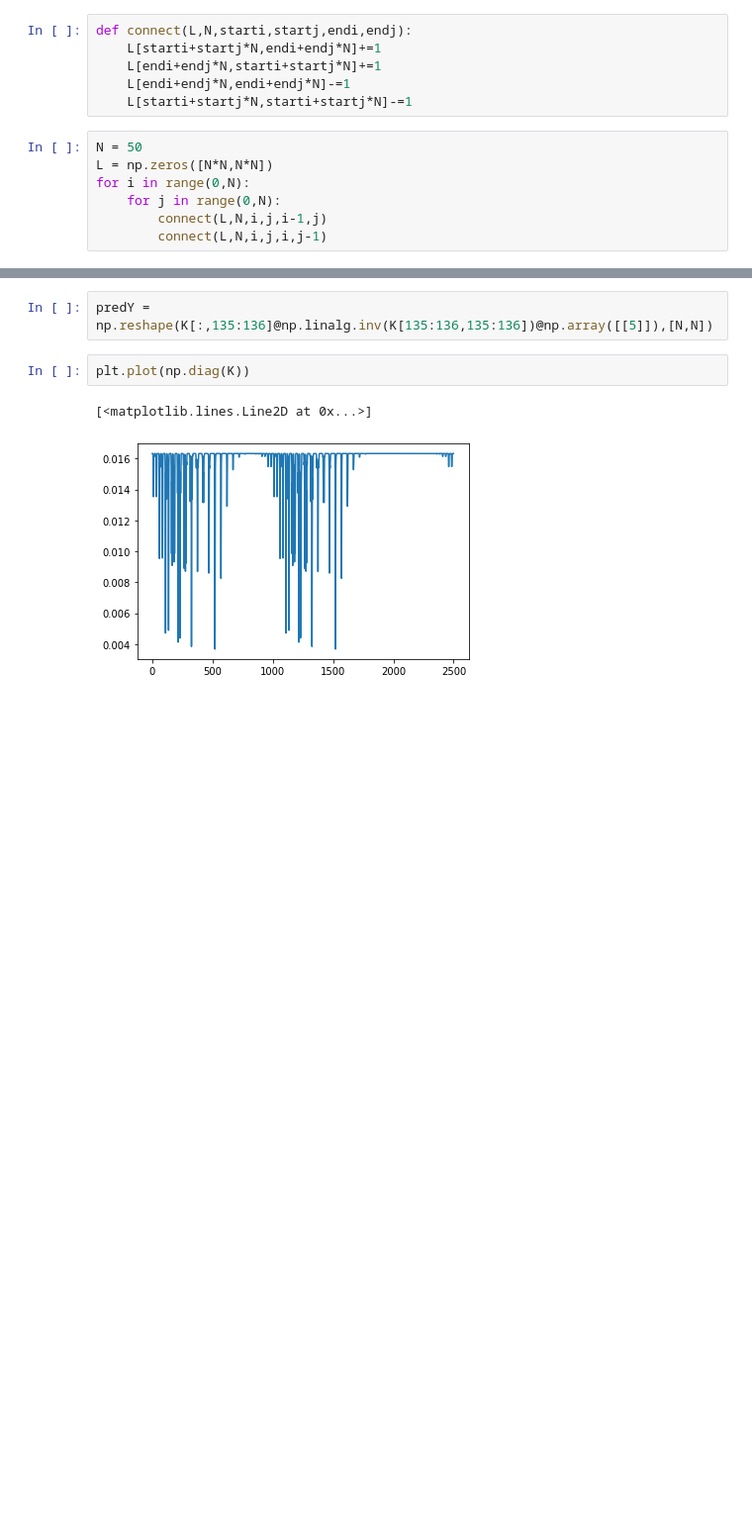
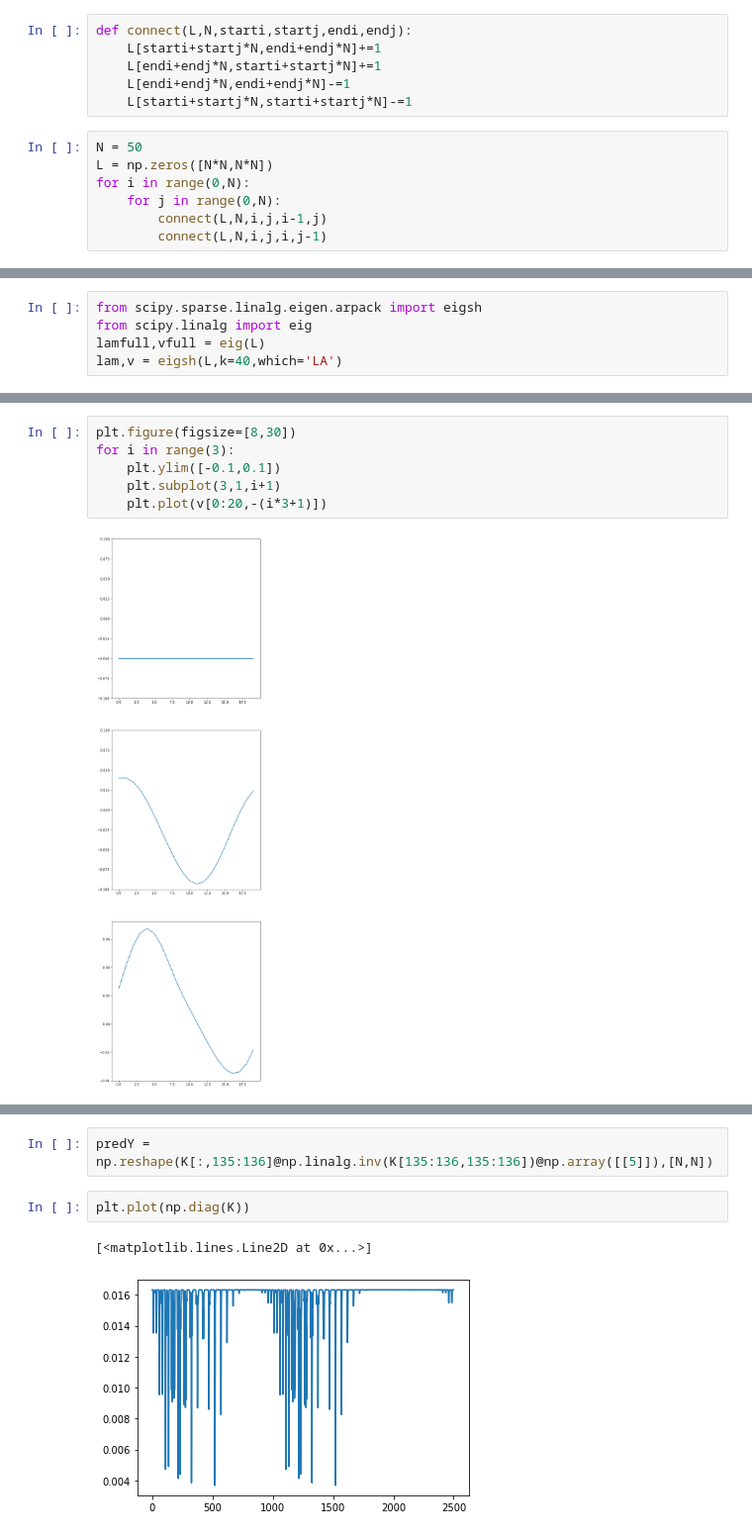
Before and after one commit to lionfish0/experimentation, a Jupyter notebook: Network to Regression for James.ipynb, the cells around one changed output, grey strips where cells are left out. Shown at 99% size. Cells and saved outputs as stored; diff of their text form; blank space fills up the shorter version.

Commit message:
update with eigen stuff

```diff
--- a/Network to Regression for James.ipynb
+++ b/Network to Regression for James.ipynb
@@ -66,0 +74,5 @@ plt.matshow(L)
+# %%
+from scipy.sparse.linalg.eigen.arpack import eigsh
+from scipy.linalg import eig
+lamfull,vfull = eig(L)
+lam,v = eigsh(L,k=40,which='LA')
@@ -66,0 +103,8 @@ plt.matshow(L)
+# %%
+plt.figure(figsize=[8,30])
+for i in range(3):
+    plt.ylim([-0.1,0.1])
+    plt.subplot(3,1,i+1)
+    plt.plot(v[0:20,-(i*3+1)])
+# %% [output]
+[figure, added]
```
Also changed, not shown: parts of 26 cells of this notebook.
